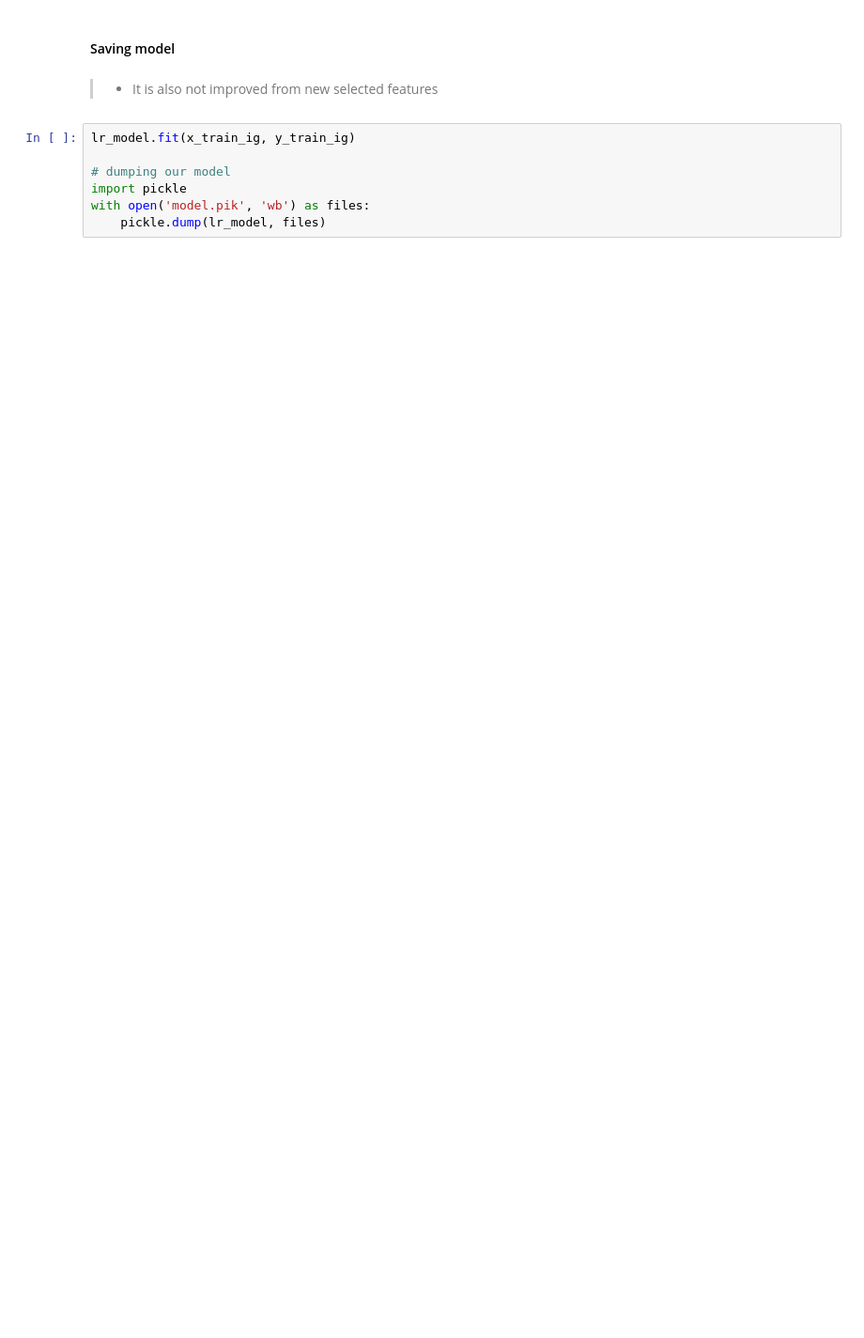
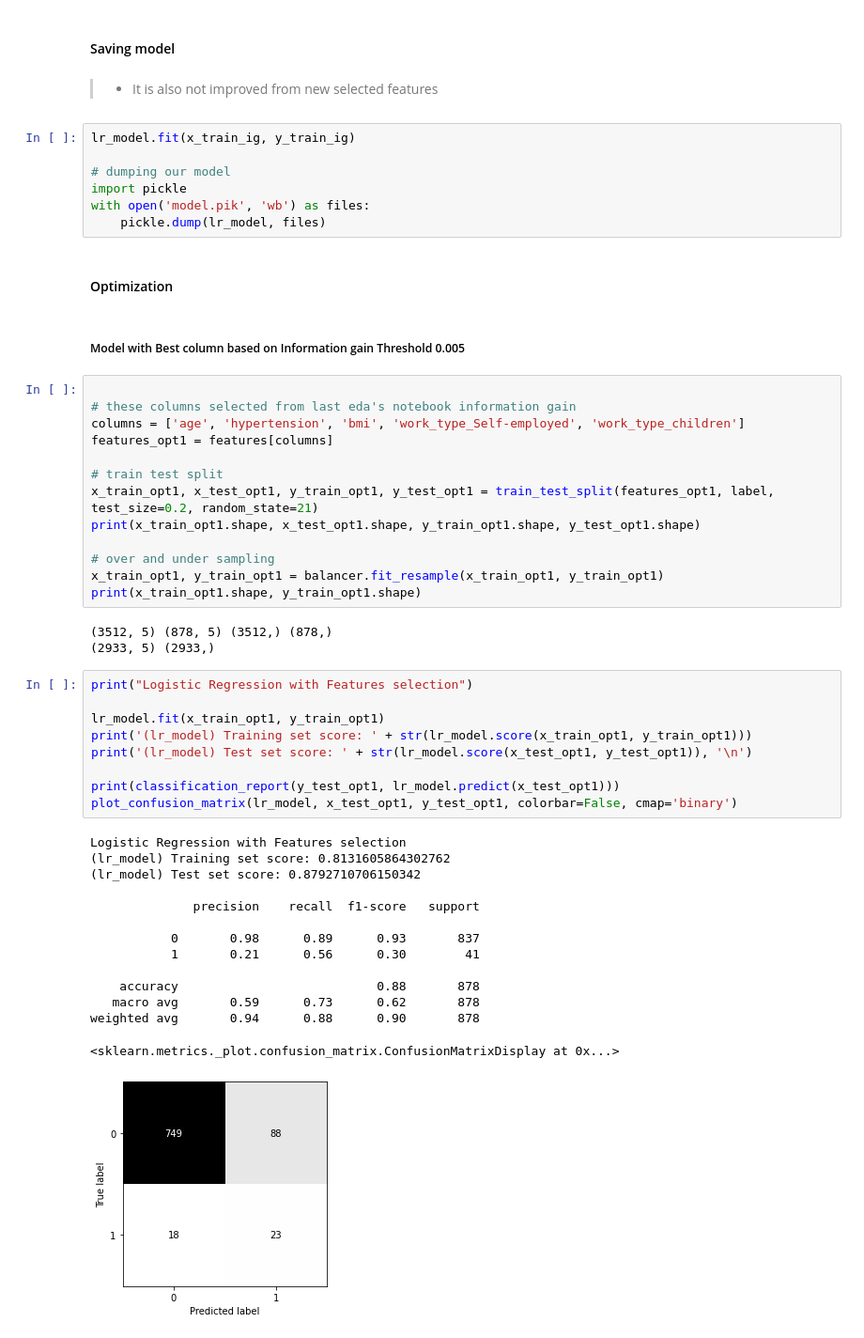
Before and after one commit to aman4004/Stroke-Prediction, a Jupyter notebook: model.ipynb, the cells around one changed output. Shown at 94% size. Drawn from its saved outputs; the diff is of its cells as text; blank space fills up the shorter version.

```diff
--- a/model.ipynb
+++ b/model.ipynb
@@ -364,3 +364,47 @@ lr_model.fit(x_train_ig, y_train_ig)
 import pickle
 with open('model.pik', 'wb') as files:
     pickle.dump(lr_model, files)
+# %% [markdown]
+#### Optimization
+# %% [markdown]
+##### Model with Best column based on Information gain Threshold 0.005
+# %%
+
+# these columns selected from last eda's notebook information gain
+columns = ['age', 'hypertension', 'bmi', 'work_type_Self-employed', 'work_type_children']
+features_opt1 = features[columns]
+
+# train test split
+x_train_opt1, x_test_opt1, y_train_opt1, y_test_opt1 = train_test_split(features_opt1, label, test_size=0.2, random_state=21)
+print(x_train_opt1.shape, x_test_opt1.shape, y_train_opt1.shape, y_test_opt1.shape)
+
+# over and under sampling
+x_train_opt1, y_train_opt1 = balancer.fit_resample(x_train_opt1, y_train_opt1)
+print(x_train_opt1.shape, y_train_opt1.shape)
+# %% [output]
+(3512, 5) (878, 5) (3512,) (878,)
+(2933, 5) (2933,)
+# %%
+print("Logistic Regression with Features selection")
+
+lr_model.fit(x_train_opt1, y_train_opt1)
+print('(lr_model) Training set score: ' + str(lr_model.score(x_train_opt1, y_train_opt1)))
+print('(lr_model) Test set score: ' + str(lr_model.score(x_test_opt1, y_test_opt1)), '\n')
+
+print(classification_report(y_test_opt1, lr_model.predict(x_test_opt1)))
+plot_confusion_matrix(lr_model, x_test_opt1, y_test_opt1, colorbar=False, cmap='binary')
+# %% [output]
+Logistic Regression with Features selection
+(lr_model) Training set score: 0.8131605864302762
+(lr_model) Test set score: 0.8792710706150342
+
+              precision    recall  f1-score   support
+
+           0       0.98      0.89      0.93       837
+           1       0.21      0.56      0.30        41
+
+    accuracy                           0.88       878
+   macro avg       0.59      0.73      0.62       878
+weighted avg       0.94      0.88      0.90       878
+<sklearn.metrics._plot.confusion_matrix.ConfusionMatrixDisplay at 0x...>
+[figure, added]
```
Also changed, not shown: parts of 21 cells of this notebook, 4 other files.
